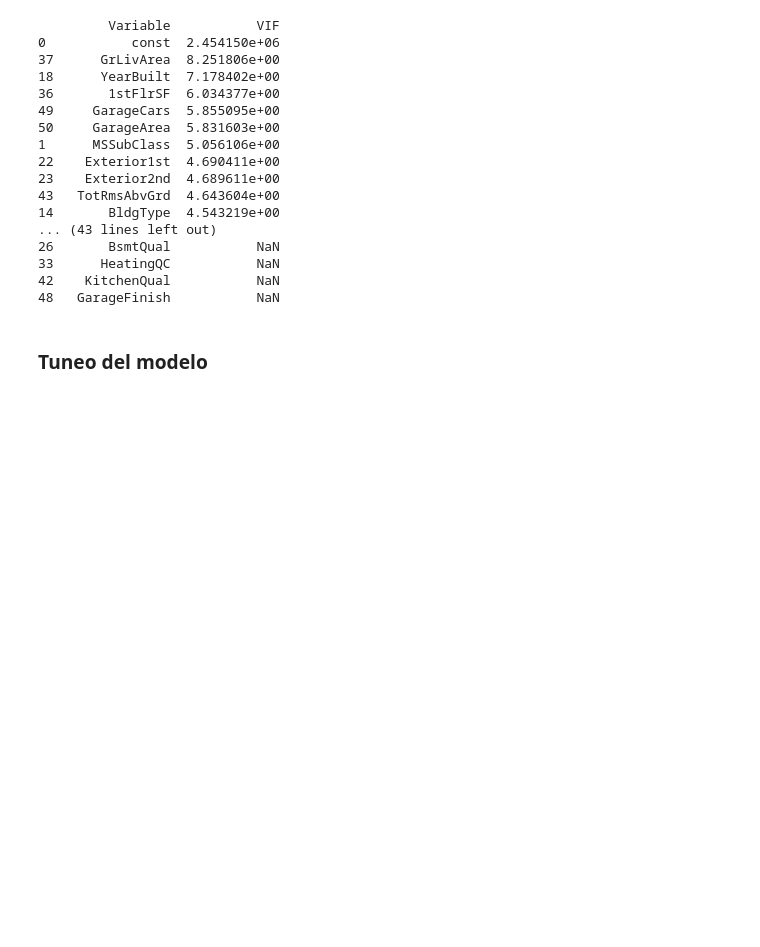
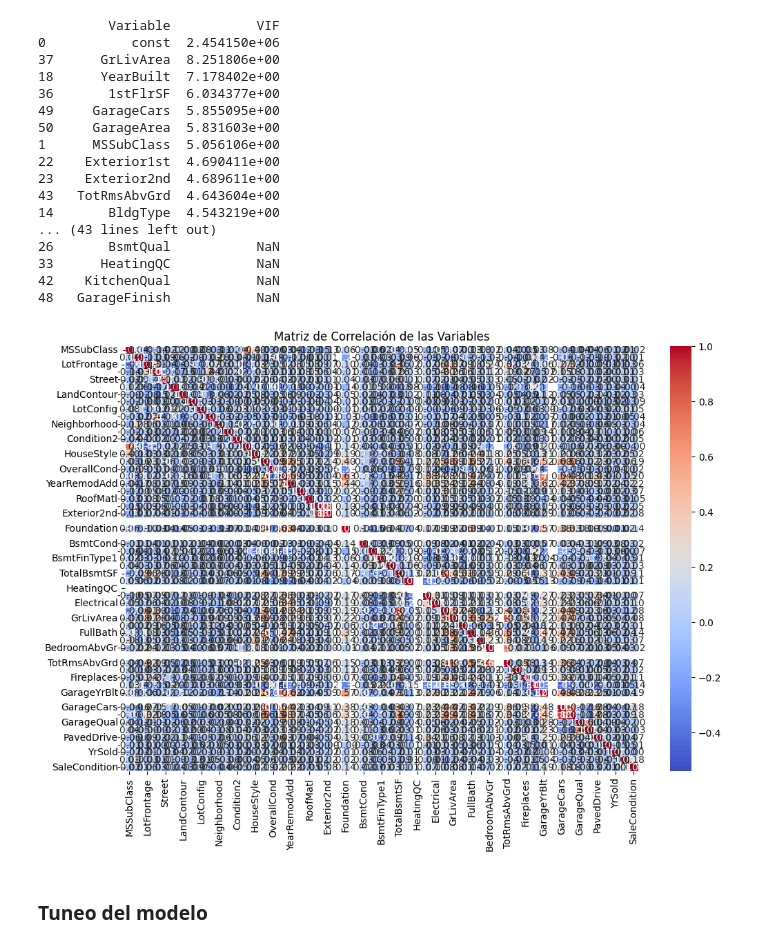
Before and after one commit to DiegoDuaS/LogisticRegression, a Jupyter notebook: actividades.ipynb, the cells around one changed output. Cells and saved outputs as stored; diff of their text form; code cells hidden in the pictures; blank space fills up the shorter version.

```diff
--- a/actividades.ipynb
+++ b/actividades.ipynb
@@ -544,20 +544,22 @@ print(vif_data)
 48   GarageFinish           NaN
 # %%
 # Calcular la correlación entre las variables numéricas
-# correlation_matrix = df_final_house.corr()
+correlation_matrix = df_final_house.corr()
 
-# import seaborn as sns
-# import matplotlib.pyplot as plt
+import seaborn as sns
+import matplotlib.pyplot as plt
 
-# # Configurar el tamaño del gráfico
-# plt.figure(figsize=(12, 8))
+# Configurar el tamaño del gráfico
+plt.figure(figsize=(12, 8))
 
-# # Crear el mapa de calor
-# sns.heatmap(correlation_matrix, annot=True, cmap='coolwarm', fmt='.2f', linewidths=0.5)
+# Crear el mapa de calor
+sns.heatmap(correlation_matrix, annot=True, cmap='coolwarm', fmt='.2f', linewidths=0.5)
 
-# # Mostrar el gráfico
-# plt.title('Matriz de Correlación de las Variables')
-# plt.show()
+# Mostrar el gráfico
+plt.title('Matriz de Correlación de las Variables')
+plt.show()
+# %% [output]
+[figure, added]
 # %% [markdown]
 ### Tuneo del modelo
 # %%
```
Also changed, not shown: parts of 19 cells of this notebook, 2 other files.
